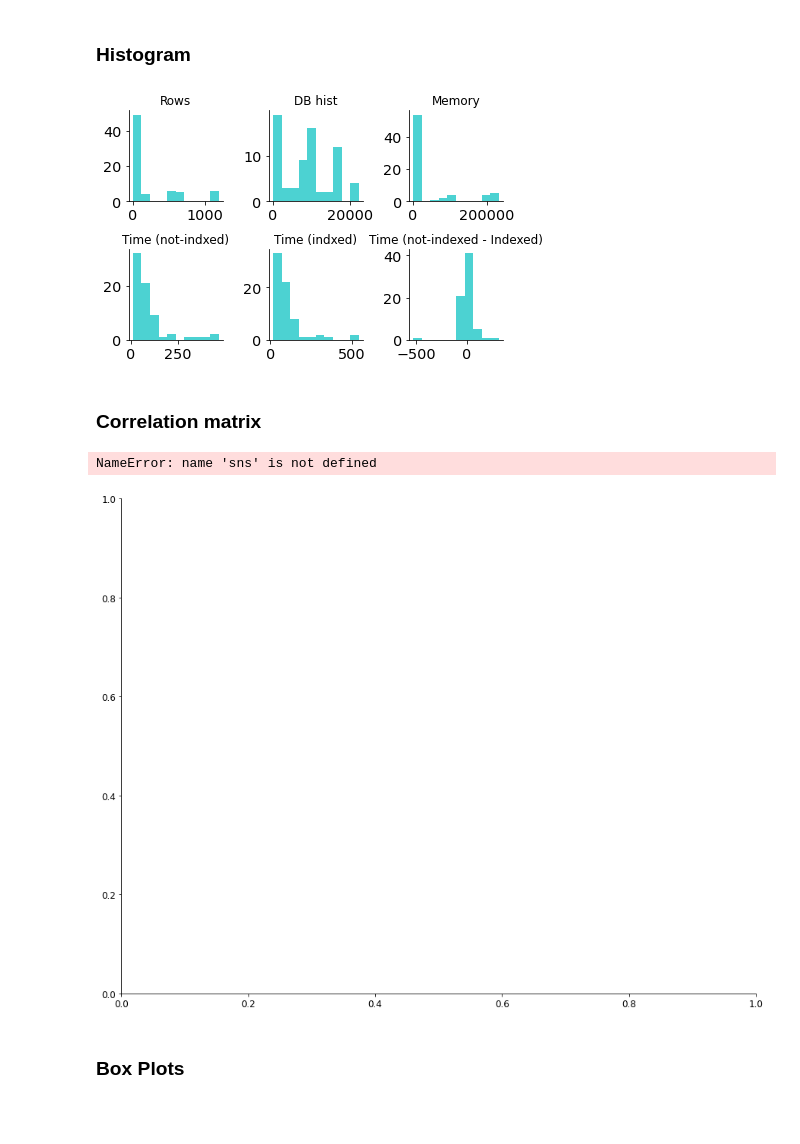
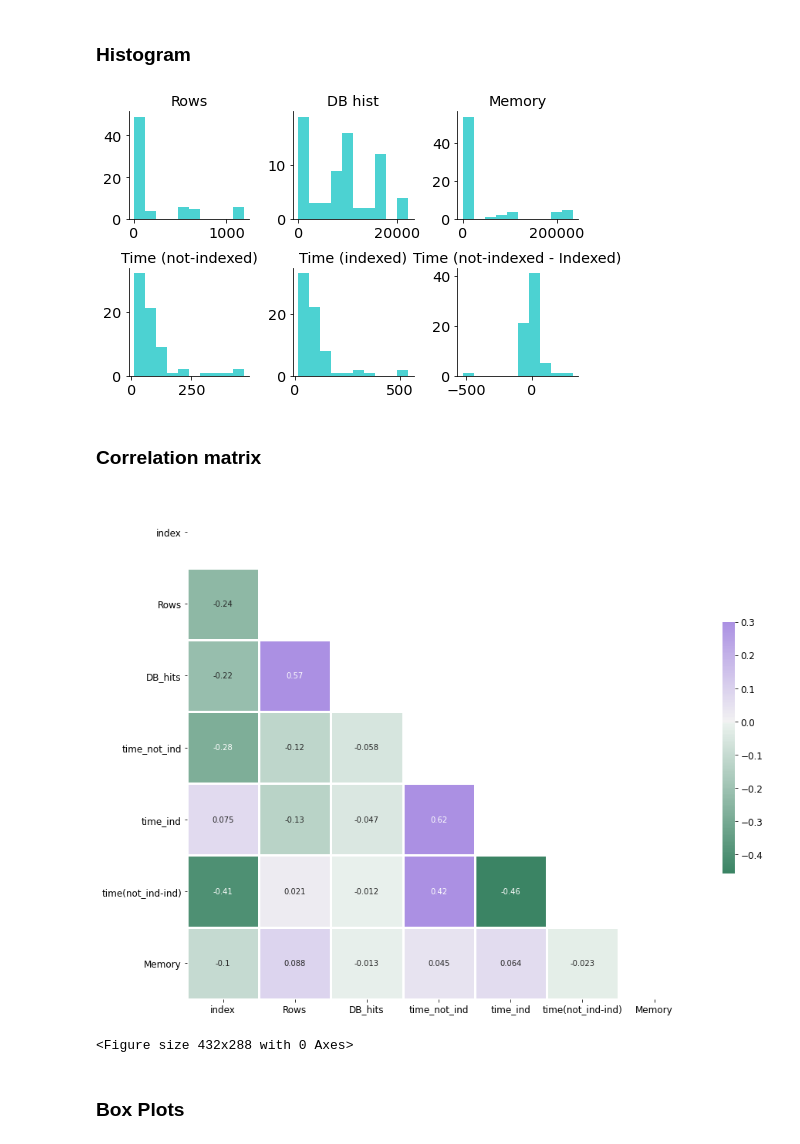
Before and after one commit to clumsyspeedboat/Graph-database-Analytics-Neo4j, a Jupyter notebook: Query Analysis/Query_analysis_python.ipynb, the cells around one changed output. Saved outputs shown, nothing was run; the diff lists cells and outputs as text; code cells hidden in the pictures; blank space fills up the shorter version.

```diff
--- a/Query Analysis/Query_analysis_python.ipynb
+++ b/Query Analysis/Query_analysis_python.ipynb
@@ -12,7 +16,7 @@ from sklearn.linear_model import LinearRegression
 # %%
 # Read data
 
-df = pd.read_csv("/Users/mac/Desktop/neo4j_rahul_With/Data_Exploration/query_data.csv")
+df = pd.read_csv(r"C:\Users\49171\Desktop\Graph-database-Analytics-Neo4j\Query Analysis\query_data.csv")
 # %%
 df.dropna(inplace=True) #drop Null values from data
 df.reset_index(inplace=True) #Reset indexes
@@ -22,7 +26,7 @@ df.reset_index(inplace=True) #Reset indexes
 ### Histogram
 # %%
 # Parameters for Manual tuning of the graph
-rcParams['figure.figsize']= 6,4
+rcParams['figure.figsize']= 7,4.5
 rcParams['axes.spines.top'] = False
 rcParams['axes.spines.right'] = False
 rcParams['lines.linewidth'] = 10
@@ -33,36 +37,36 @@ rcParams['lines.linestyle'] = '--'
 
 # Plot Histograms
 
 # rows
 plt.subplot(2,3,1)
 plt.hist(df['Rows'], alpha=0.7)
 plt.title('Rows')
 # DB-hits
 plt.subplot(2,3,2)
 plt.hist(df['DB_hits'], alpha=0.7)
 plt.title('DB hist')
 # Memory
 plt.subplot(2,3,3)
 plt.hist(df['Memory'], alpha=0.7)
 plt.title('Memory')
 # Time (not indexed)
 plt.subplot(2,3,4)
 plt.hist(df['time_not_ind'], alpha=0.7)
-plt.title('Time (not-indxed)')
+plt.title('Time (not-indexed)')
 # Time (indexed)
 plt.subplot(2,3,5)
 plt.hist(df['time_ind'], alpha=0.7)
-plt.title('Time (indxed)')
+plt.title('Time (indexed)')
 # Time (difference)
 plt.subplot(2,3,6)
 plt.hist(df['time(not_ind-ind)'], alpha=0.7)
 plt.title('Time (not-indexed - Indexed)')
 
 plt.tight_layout()
 
 plt.show()
 # %% [output]
-[figure, old version]
+[figure, new version]
 # %% [markdown]
 ### Correlation matrix
 # %%
@@ -93,8 +97,8 @@ sns.heatmap(corr, mask=mask, cmap=cmap, vmax=.3, center=0,
 plt.show()
 plt.tight_layout()
 # %% [output]
+[figure, new version]
-NameError: name 'sns' is not defined
+<Figure size 432x288 with 0 Axes>
-[figure, old version]
 # %% [markdown]
 ### Box Plots
 # %%
```
Also changed, not shown: parts of 6 cells of this notebook.
